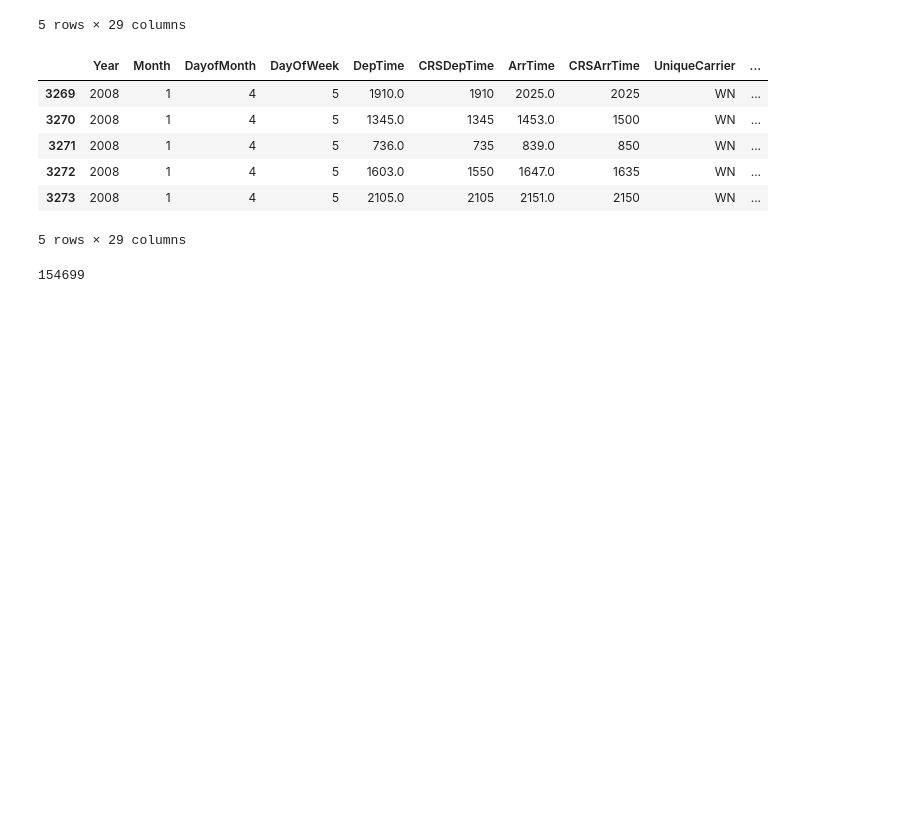
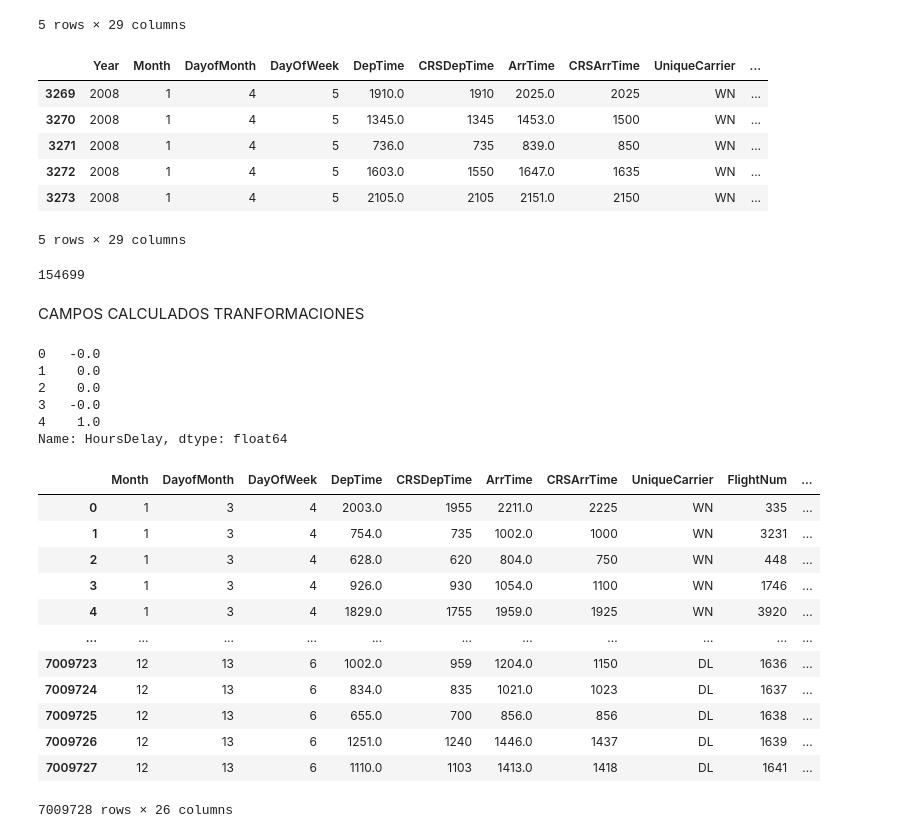
Before and after one commit to bejarcarlos/PythonPractica, a Jupyter notebook: Practica_Pandas.ipynb, the cells around one changed output. Cells and saved outputs as stored; diff of their text form; code cells hidden in the pictures; blank space fills up the shorter version.

```diff
--- a/Practica_Pandas.ipynb
+++ b/Practica_Pandas.ipynb
@@ -66,3 +61,5 @@ df[df.Origin.isin (["HOU","ATL"])].head() # Para Filtrar una lista ademas de la
 len(df[pd.isna(df["ArrDelay"])]) # para ver cuantas filas son nullas en el Campo ArrDelay
 # %% [output]
 154699
+# %% [markdown]
+CAMPOS CALCULADOS TRANFORMACIONES
@@ -68,0 +68,9 @@ len(df[pd.isna(df["ArrDelay"])]) # para ver cuantas filas son nullas en el Campo
+# %%
+df["HoursDelay"].head()
+# %% [output]
+0   -0.0
+1    0.0
+2    0.0
+3   -0.0
+4    1.0
+Name: HoursDelay, dtype: float64
@@ -68,0 +79,16 @@ len(df[pd.isna(df["ArrDelay"])]) # para ver cuantas filas son nullas en el Campo
+# %%
+df.drop(["Diverted","Cancelled","Year"],axis=1) # borrar varias columnas, para que se grabar en bd debemos igualarlo a df, o agregar el parametro, inplace = true
+# %% [output]
+|  | Month | DayofMonth | DayOfWeek | DepTime | CRSDepTime | ArrTime | CRSArrTime | UniqueCarrier | FlightNum | ... |
+| 0 | 1 | 3 | 4 | 2003.0 | 1955 | 2211.0 | 2225 | WN | 335 | ... |
+| 1 | 1 | 3 | 4 | 754.0 | 735 | 1002.0 | 1000 | WN | 3231 | ... |
+| 2 | 1 | 3 | 4 | 628.0 | 620 | 804.0 | 750 | WN | 448 | ... |
+| 3 | 1 | 3 | 4 | 926.0 | 930 | 1054.0 | 1100 | WN | 1746 | ... |
+| 4 | 1 | 3 | 4 | 1829.0 | 1755 | 1959.0 | 1925 | WN | 3920 | ... |
+| ... | ... | ... | ... | ... | ... | ... | ... | ... | ... | ... |
+| 7009723 | 12 | 13 | 6 | 1002.0 | 959 | 1204.0 | 1150 | DL | 1636 | ... |
+| 7009724 | 12 | 13 | 6 | 834.0 | 835 | 1021.0 | 1023 | DL | 1637 | ... |
+| 7009725 | 12 | 13 | 6 | 655.0 | 700 | 856.0 | 856 | DL | 1638 | ... |
+| 7009726 | 12 | 13 | 6 | 1251.0 | 1240 | 1446.0 | 1437 | DL | 1639 | ... |
+| 7009727 | 12 | 13 | 6 | 1110.0 | 1103 | 1413.0 | 1418 | DL | 1641 | ... |
+7009728 rows × 26 columns
```
Also changed, not shown: parts of 14 cells of this notebook.
